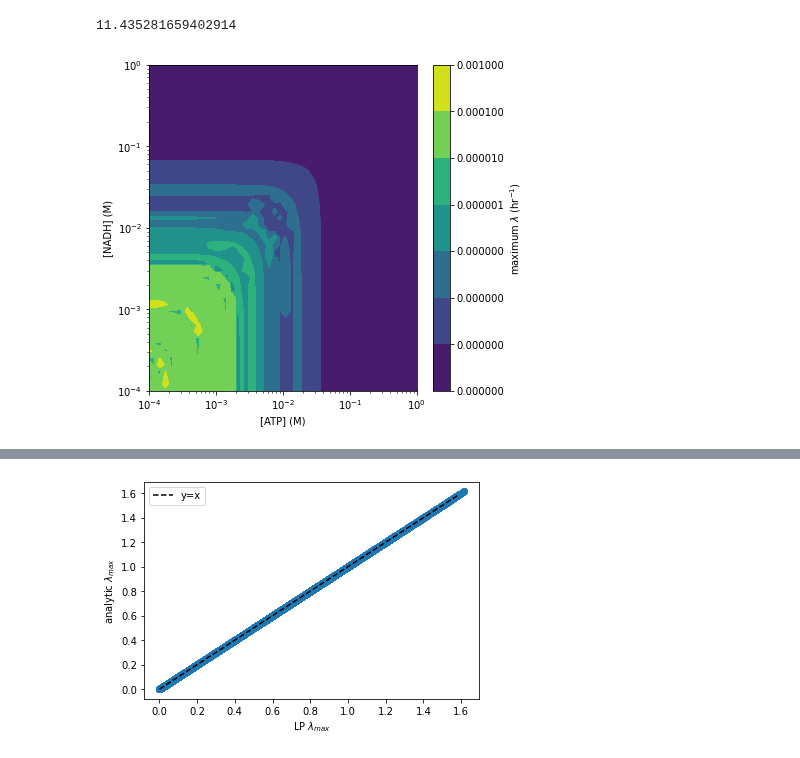
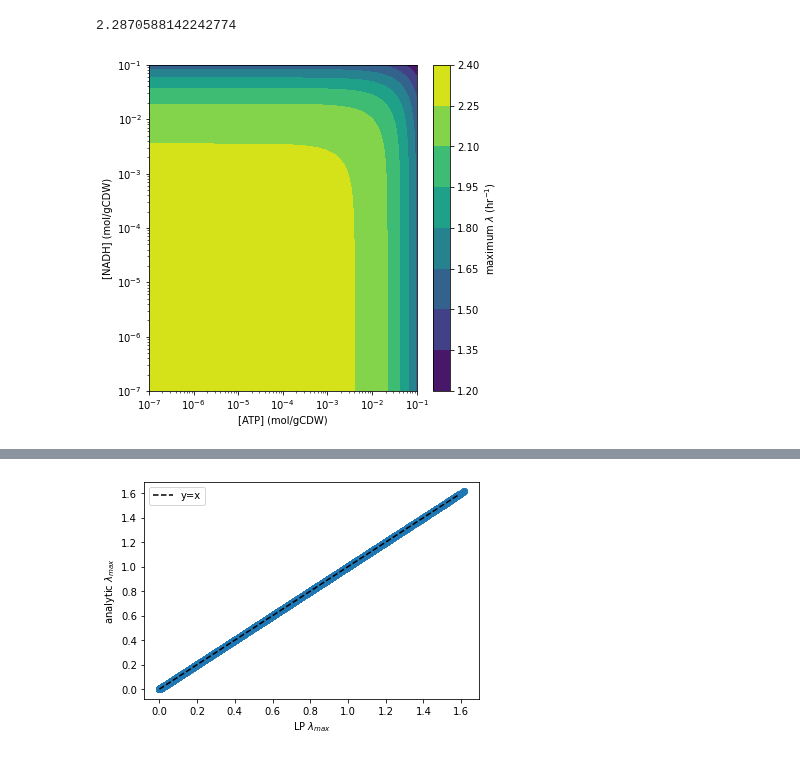
Before and after one commit to flamholz/redox-proteome, a Jupyter notebook: notebooks/LinearizedRespModel.ipynb, the cells around one changed output, grey strips where cells are left out. Drawn from its saved outputs; the diff is of its cells as text; code cells hidden in the pictures.

```diff
--- a/notebooks/LinearizedRespModel.ipynb
+++ b/notebooks/LinearizedRespModel.ipynb
@@ -82,12 +65,12 @@ defaultdict(float,
 # %%
 # Do a quick run of the model to make sure it is feasible
-params = GrowthRateOptParams(maintenance_cost=1e-3, phi_O=0.1)
+params = GrowthRateOptParams(maintenance_cost=1e-6, phi_O=0.4)
 opt, problem = lam.maximize_growth_rate(params)
 opt
 # %% [output]
-11.435281659402914
+2.2870588142242774
 # %%
-concs = np.logspace(-4, 0, 50)
+concs = np.logspace(-7, -1, 50)
 ATPgrid, NADHgrid = np.meshgrid(concs, concs)
 lambda_grid = np.zeros_like(ATPgrid)
 
@@ -100,13 +83,13 @@ for i, ATP in enumerate(concs):
 # %%
 plt.figure(figsize=(6, 6))
 plt.xscale('log')
 plt.yscale('log')
-plt.contourf(ATPgrid, NADHgrid, lambda_grid, 3, cmap='viridis', norm=LogNorm())
-plt.xlabel('[ATP] (M)')
-plt.ylabel('[NADH] (M)')
+plt.contourf(ATPgrid, NADHgrid, lambda_grid, cmap='viridis')
+plt.xlabel('[ATP] (mol/gCDW)')
+plt.ylabel('[NADH] (mol/gCDW)')
 cb = plt.colorbar(label=r'maximum $\lambda$ (hr$^{-1}$)')
 plt.show()
 # %% [output]
-[figure, old version]
+[figure, new version]
 # %%
 # Same as above, first order kinetics
```
Also changed, not shown: parts of 20 cells of this notebook.
